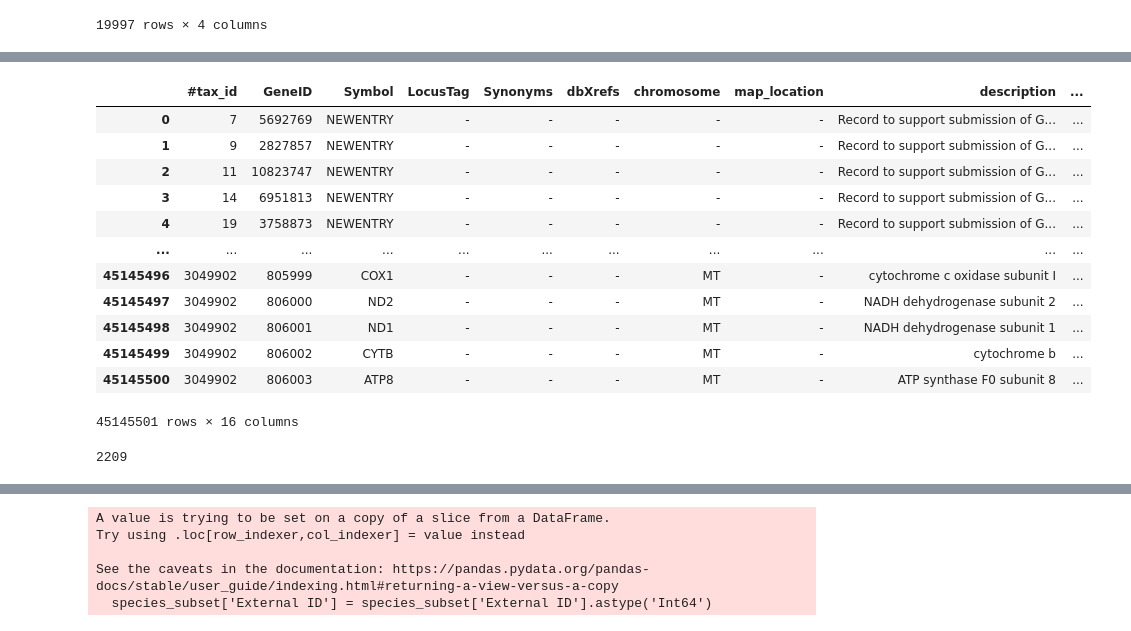
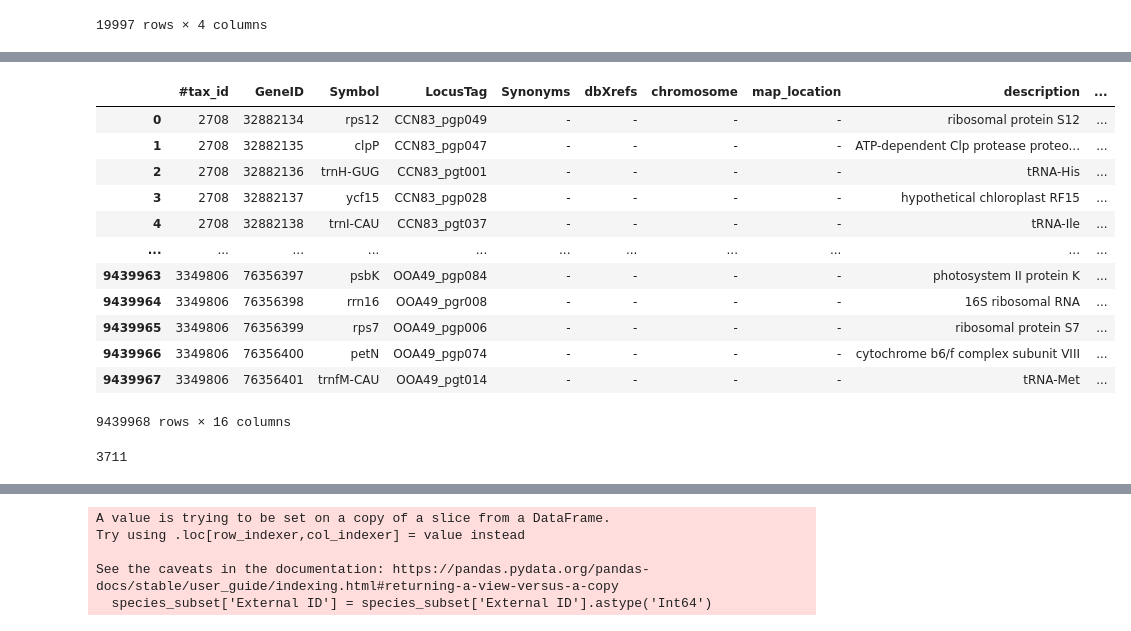
Before and after one commit to mikepassal/Plant_Go_Group_Analysis, a Jupyter notebook: Analysis_via_orthogroups/Ortho_group_prep/align_ensembl_id.ipynb, the cells around one changed output, grey strips where cells are left out. Cells and saved outputs as stored; diff of their text form; code cells hidden in the pictures.

```diff
--- a/Analysis_via_orthogroups/Ortho_group_prep/align_ensembl_id.ipynb
+++ b/Analysis_via_orthogroups/Ortho_group_prep/align_ensembl_id.ipynb
@@ -126,24 +153,24 @@ species_subset
 # %%
-ncbi_data = pd.read_csv('/data/passala/OrthoDB_data/NCBI_data/ncbi_gene_info.tab', sep = '\t')
+ncbi_data = pd.read_csv('/data/passala/OrthoDB_data/NCBI_data/All_Plants.gene_info', sep = '\t')
 ncbi_data
 # %% [output]
 |  | #tax_id | GeneID | Symbol | LocusTag | Synonyms | dbXrefs | chromosome | map_location | description | ... |
-| 0 | 7 | 5692769 | NEWENTRY | - | - | - | - | - | Record to support submission of G... | ... |
-| 1 | 9 | 2827857 | NEWENTRY | - | - | - | - | - | Record to support submission of G... | ... |
-| 2 | 11 | 10823747 | NEWENTRY | - | - | - | - | - | Record to support submission of G... | ... |
-| 3 | 14 | 6951813 | NEWENTRY | - | - | - | - | - | Record to support submission of G... | ... |
-| 4 | 19 | 3758873 | NEWENTRY | - | - | - | - | - | Record to support submission of G... | ... |
+| 0 | 2708 | 32882134 | rps12 | CCN83_pgp049 | - | - | - | - | ribosomal protein S12 | ... |
+| 1 | 2708 | 32882135 | clpP | CCN83_pgp047 | - | - | - | - | ATP-dependent Clp protease proteo... | ... |
+| 2 | 2708 | 32882136 | trnH-GUG | CCN83_pgt001 | - | - | - | - | tRNA-His | ... |
+| 3 | 2708 | 32882137 | ycf15 | CCN83_pgp028 | - | - | - | - | hypothetical chloroplast RF15 | ... |
+| 4 | 2708 | 32882138 | trnI-CAU | CCN83_pgt037 | - | - | - | - | tRNA-Ile | ... |
 | ... | ... | ... | ... | ... | ... | ... | ... | ... | ... | ... |
-| 45145496 | 3049902 | 805999 | COX1 | - | - | - | MT | - | cytochrome c oxidase subunit I | ... |
-| 45145497 | 3049902 | 806000 | ND2 | - | - | - | MT | - | NADH dehydrogenase subunit 2 | ... |
-| 45145498 | 3049902 | 806001 | ND1 | - | - | - | MT | - | NADH dehydrogenase subunit 1 | ... |
-| 45145499 | 3049902 | 806002 | CYTB | - | - | - | MT | - | cytochrome b | ... |
-| 45145500 | 3049902 | 806003 | ATP8 | - | - | - | MT | - | ATP synthase F0 subunit 8 | ... |
+| 9439963 | 3349806 | 76356397 | psbK | OOA49_pgp084 | - | - | - | - | photosystem II protein K | ... |
+| 9439964 | 3349806 | 76356398 | rrn16 | OOA49_pgr008 | - | - | - | - | 16S ribosomal RNA | ... |
+| 9439965 | 3349806 | 76356399 | rps7 | OOA49_pgp006 | - | - | - | - | ribosomal protein S7 | ... |
+| 9439966 | 3349806 | 76356400 | petN | OOA49_pgp074 | - | - | - | - | cytochrome b6/f complex subunit VIII | ... |
+| 9439967 | 3349806 | 76356401 | trnfM-CAU | OOA49_pgt014 | - | - | - | - | tRNA-Met | ... |
-45145501 rows × 16 columns
+9439968 rows × 16 columns
 # %%
 ncbi_data.loc[1000000,'#tax_id']
 # %% [output]
-2209
+3711
 # %%
 ncbi_data_trimmed = ncbi_data.loc[ncbi_data['#tax_id'].isin(taxa_to_keep_int)]
 ncbi_data_trimmed
```
Also changed, not shown: parts of 32 cells of this notebook, 29 other files.
